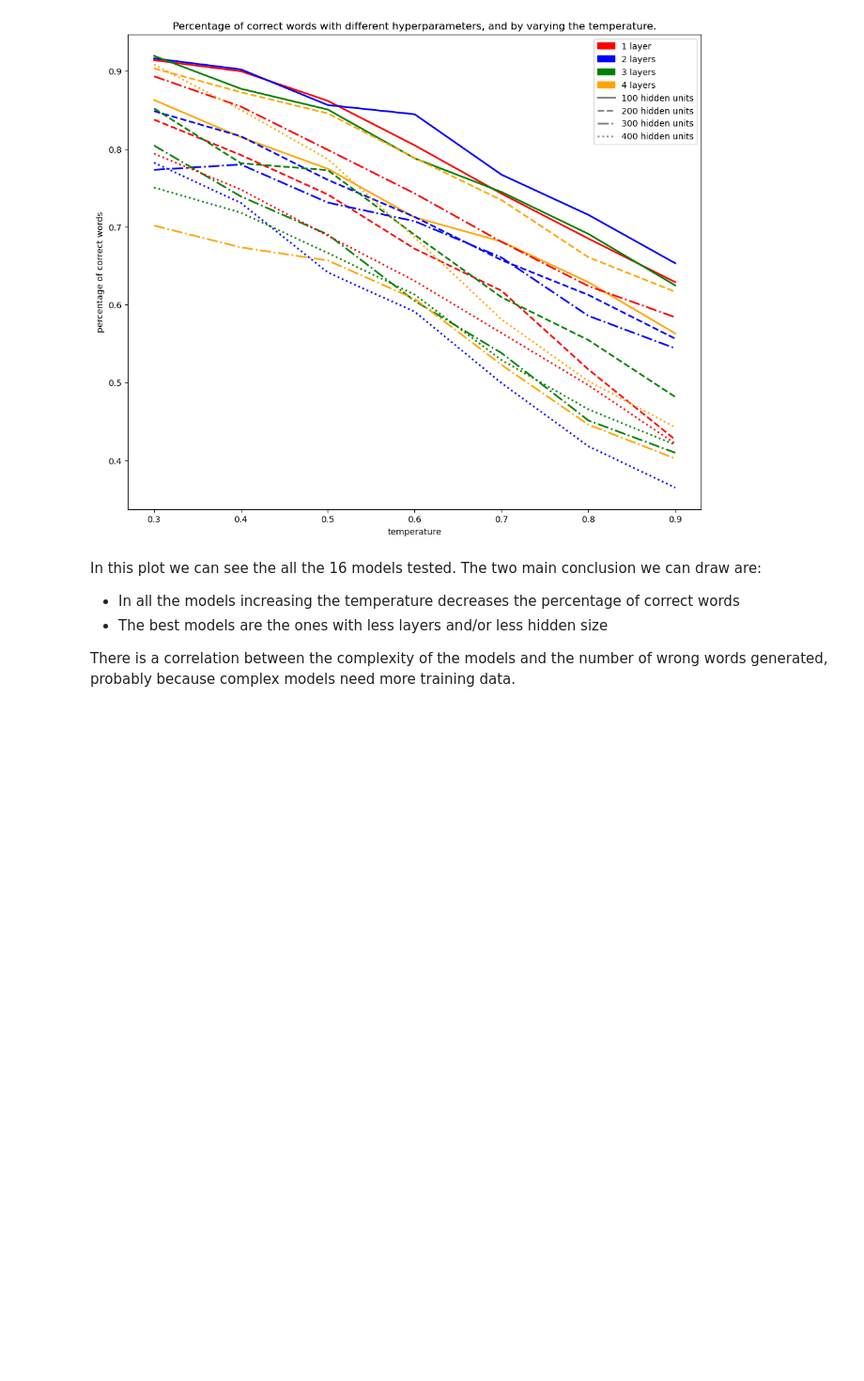
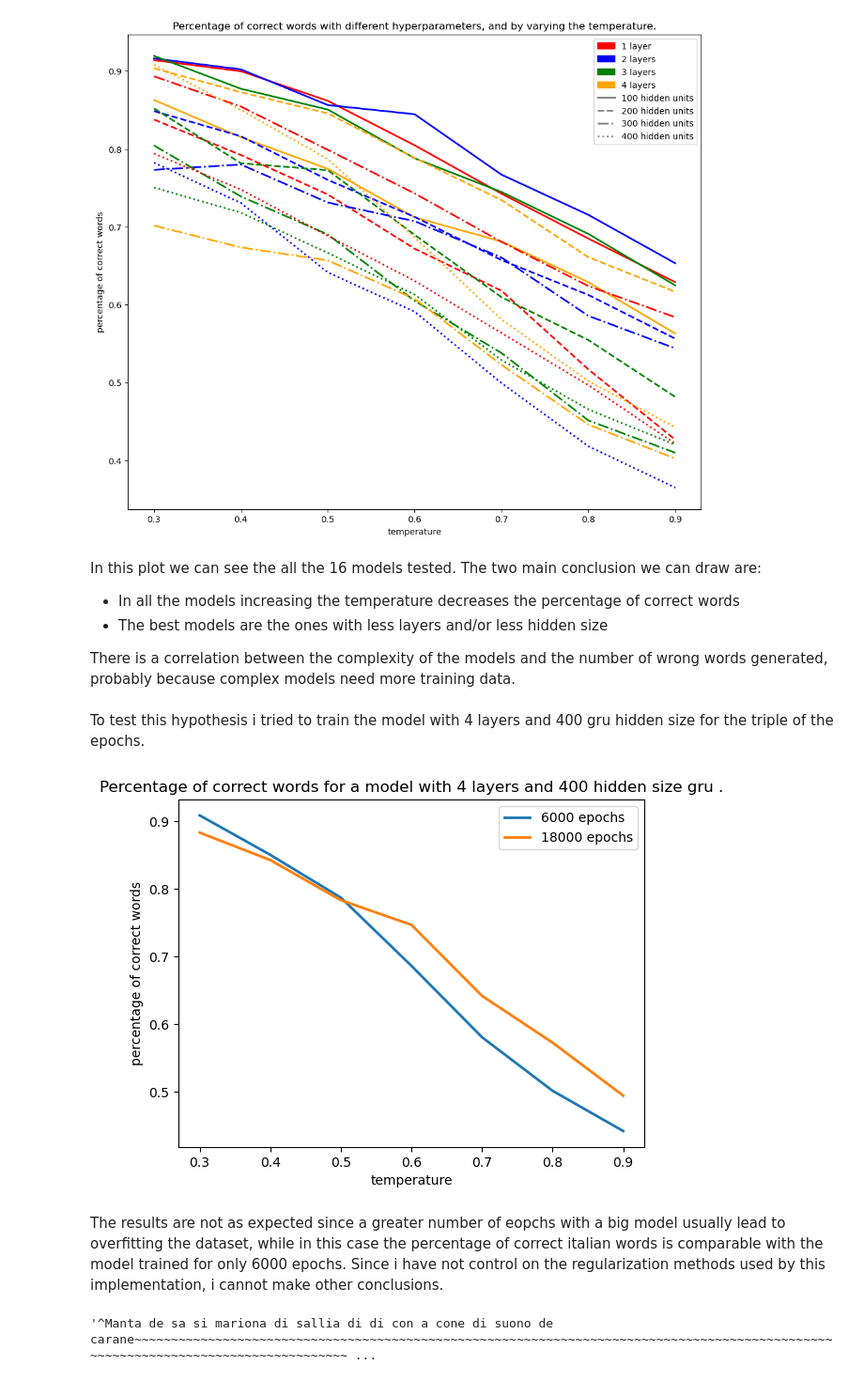
Before and after one commit to matteotolloso/ispr, a Jupyter notebook: midterm_3/Lercio.ipynb, the cells around one changed output. Shown at 94% size. Cells and saved outputs as stored; diff of their text form; code cells hidden in the pictures; blank space fills up the shorter version.

Commit message:
new model

```diff
--- a/midterm_3/Lercio.ipynb
+++ b/midterm_3/Lercio.ipynb
@@ -7,7 +7,7 @@ The dataset is composed by 6494 headlines, the mean length is 70 characters and
 import pandas as pd
 
 #load the dataset, no header
-df = pd.read_csv('lercio_headlines.csv', header=None)
+df = pd.read_csv('dataset/lercio_headlines.csv', header=None)
 
 #record with the maximum number of characters
 max = df[0].str.len().max()
@@ -20,7 +20,7 @@ df[0] = df[0].str.pad(max, side='right', fillchar='~')
 df[0] = "^" + df[0]
 
 # create a txt file with the headlines
-with open('lercio_padded.txt', 'w') as f:
+with open('dataset/lercio_padded.txt', 'w') as f:
     for line in df[0]:
         f.write(line)
 # %% [output]
@@ -148,3 +148,33 @@ In this plot we can see the all the 16 models tested. The two main conclusion we
 - The best models are the ones with less layers and/or less hidden size
 
 There is a correlation between the complexity of the models and the number of wrong words generated, probably because complex models need more training data.
+# %% [markdown]
+To test this hypothesis i tried to train the model with 4 layers and 400 gru hidden size for the triple of the epochs.
+# %%
+big_results = np.ndarray(len(temperatures), dtype=float)
+
+for i, temperature in enumerate(temperatures):
+    big_results[i] = percetage_correct_words(
+        real_words=real_words,
+        model_path=f'./models/lercio_E18000_H400_L4.pt',
+        temperature=temperature,
+        num_titles=100,
+        len_titles=200
+    )
+# %%
+plt.plot(results[3, 3, 1:],  linewidth=2, label='6000 epochs')
+plt.plot(big_results,  linewidth=2, label='18000 epochs')
+plt.xlabel('temperature'),
+plt.ylabel('percentage of correct words')
+plt.xticks(np.arange(len(temperatures)), temperatures)
+plt.title('''Percentage of correct words for a model with 4 layers and 400 hidden size gru .''')
+plt.legend()
+plt.show()
+# %% [output]
+[figure, added]
+# %% [markdown]
+The results are not as expected since a greater number of eopchs with a big model usually lead to overfitting the dataset, while in this case the percentage of correct italian words is comparable with the model trained for only 6000 epochs. Since i have not control on the regularization methods used by this implementation, i cannot make other conclusions.
+# %%
+generate(filename=f'./models/lercio_E18000_H400_L4.pt', temperature=0.3, predict_len=200)
+# %% [output]
+'^Manta de sa si mariona di sallia di di con a cone di suono de carane~~~~~~~~~~~~~~~~~~~~~~~~~~~~~~~~~~~~~~~~~~~~~~~~~~~~~~~~~~~~~~~~~~~~~~~~~~~~~~~~~~~~~~~~~~~~~~~~~~~~~~~~~~~~~~~~~~~~~~~~~~~~~~~~~~ ...
```
Also changed, not shown: 3 other files.
